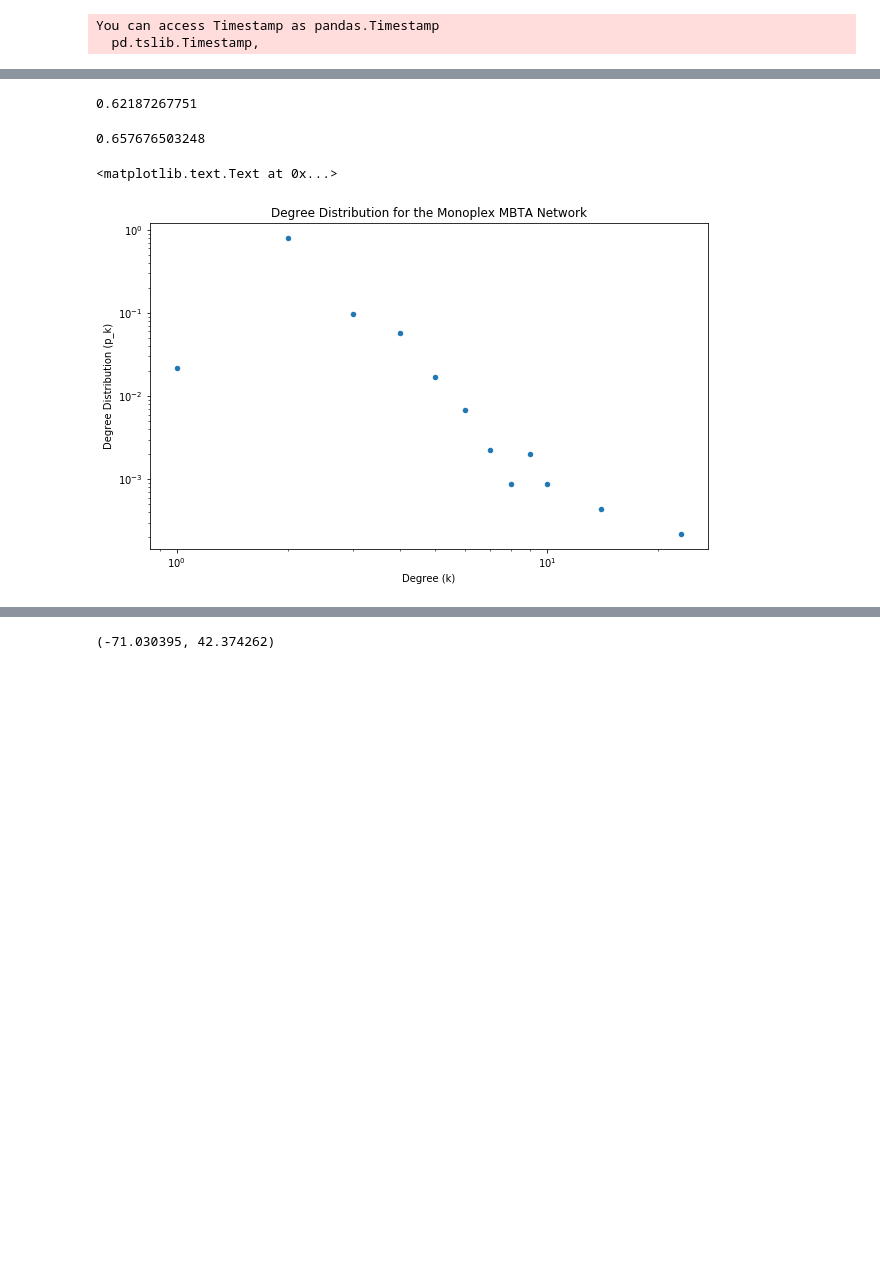
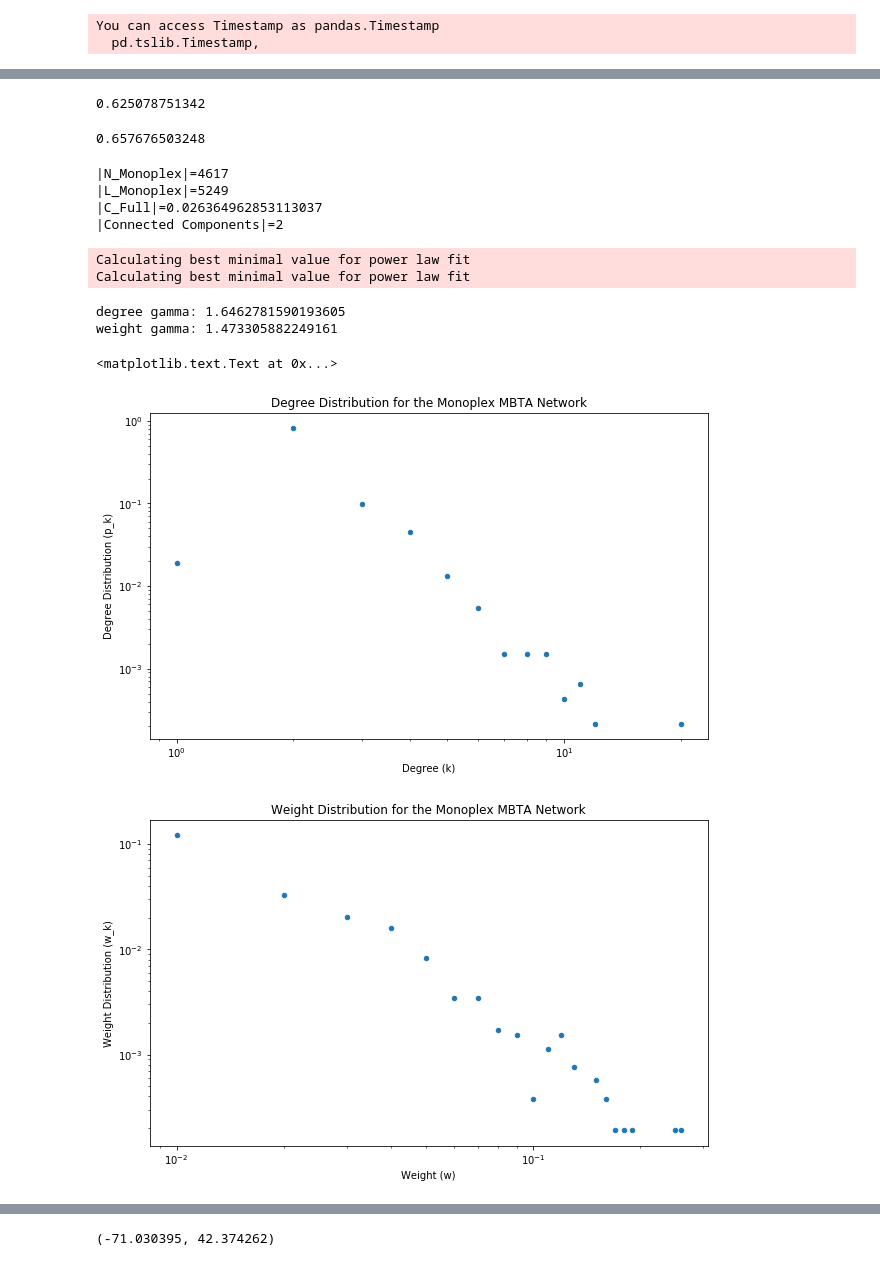
Before and after one commit to itaher1995/MBTA_Network_Analysis, a Jupyter notebook: MBTA_Network_Analysis.ipynb, the cells around one changed output, grey strips where cells are left out. Saved outputs shown, nothing was run; the diff lists cells and outputs as text; code cells hidden in the pictures; blank space fills up the shorter version.

Commit message:
with extra fixes (MBTA full is still two components)

```diff
--- a/MBTA_Network_Analysis.ipynb
+++ b/MBTA_Network_Analysis.ipynb
@@ -166,6 +149,7 @@ busAdjacencyList
   ['Blue Hill Ave @ Goodale Rd_29', (-71.092282, 42.282425)]],
  ...}
 # %%
+#create adjacency list for commuter rail
 crStops=[routesDic['Commuter Rail'][key] for key in routesDic['Commuter Rail']]
 crStops=np.unique([y[0] for x in crStops for y in x])
 crAdjacencyList={key:[] for key in crStops}
@@ -182,6 +166,26 @@ for route in routesDic['Commuter Rail']:
         else:
             crAdjacencyList[routesDic['Commuter Rail'][route][i][0]].append(routesDic['Commuter Rail'][route][i-1])
             crAdjacencyList[routesDic['Commuter Rail'][route][i-1][0]].append(routesDic['Commuter Rail'][route][i])
+
+#North Station and South Station got turned into North and South
+#find all instances of South_CR or North_CR and store them
+southStation=[x for x in crAdjacencyList if re.search('South_CR-.*',x)]
+northStation=[x for x in crAdjacencyList if re.search('North_CR-.*',x)]
+
+#Naively change the adjacency list such that all instances of North_CR are North Station_CR
+for stop in crAdjacencyList:
+    if stop in northStation:
+        crAdjacencyList['North Station'+re.search('.*(-.*)',stop).group(1)]=crAdjacencyList[stop]
+        del crAdjacencyList[stop]
+    elif stop in southStation:
+        crAdjacencyList['South Station'+re.search('.*(-.*)',stop).group(1)]=crAdjacencyList[stop]
+        del crAdjacencyList[stop]
+for stop in crAdjacencyList:
+    for i in range(len(crAdjacencyList[stop])):
+        if crAdjacencyList[stop][i][0] in northStation:
+            crAdjacencyList[stop][i][0]='North Station'+re.search('.*(-.*)',stop).group(1)
+        elif crAdjacencyList[stop][i][0] in southStation:
+            crAdjacencyList[stop][i][0]='South Station'+re.search('.*(-.*)',stop).group(1)
 crAdjacencyList
 # %% [output]
 {'Abington_CR-Kingston': [['South Weymouth_CR-Kingston',
@@ -284,3 +289,0 @@ nx.write_gpickle(G, "MBTA.gpickle")
-# %%
-G=nx.read_gpickle("MBTA.gpickle")
-print(len(G))
@@ -341,9 +418,29 @@ def networkEfficiency(graph):
         D_ij+=d_ij
         L_ij+=l_ij
     return D_ij/L_ij
+
+def networkEfficiency3(graph):
+    D_ij=0
+    L_ij=0
+    h = 0
+    for node in graph.nodes():
+        shortestPaths=[x for x in nx.shortest_path(graph,node).values() if len(x)>1]
+        shortestPaths=[list(zip(x[::1],x[1::1])) for x in shortestPaths]
+        d_ij=0
+        try:
+            d_ij=sum(sum(graph.get_edge_data(y[0],y[1])['Distance'] for y in x if graph.get_edge_data(y[0],y[1])['Distance']>0 )**-1 for x in shortestPaths)
+        except:
+            #print(node)
+            h += 1
+        l_ij=sum([euclidean_distance(graph.node[node]['loc'],graph.node[x]['loc'])**-1 for x in graph.nodes() if graph.node[node]['loc']!=graph.node[x]['loc']])
+        graph.node[node]['Efficiency'] = d_ij/l_ij
+        D_ij+=d_ij
+        L_ij+=l_ij
+    return D_ij/L_ij, graph, h
+
 print(networkEfficiency(subwayGraph))
 # %% [output]
-0.62187267751
+0.625078751342
 # %%
 def networkDebugging(graph):
     D_ij=0
@@ -377,16 +474,43 @@ print(networkDebugging(subwayGraph))
 # %%
 #Full MBTA
 n_Full = len(G.nodes())
 l_Full = len(G.edges())
 C_Full = nx.average_clustering(G)
+connectedComponents_Full=len(list(nx.connected_components(G)))
+
+print('|N_Monoplex|={0}'.format(n_Full))
+print('|L_Monoplex|={0}'.format(l_Full))
+print('|C_Full|={0}'.format(C_Full))
+print('|Connected Components|={0}'.format(connectedComponents_Full))
 
 #Develop degree distribution plot and plot on log-log scale
 degDistFull=pd.DataFrame(pd.Series(list(dict(G.degree()).values())).value_counts()).reset_index().rename(columns = {'index':'k',0:'p_k'})
 degDistFull.p_k=degDistFull.p_k/degDistFull.p_k.sum()
 degDistFull.plot(x='k',y='p_k',kind='scatter',loglog=True,figsize=(10,6))
+fit = powerlaw.Fit(degDistFull.p_k)
+print('degree gamma: {0}'.format(fit.alpha))
 plt.xlabel('Degree (k)')
 plt.ylabel('Degree Distribution (p_k)')
 plt.title('Degree Distribution for the Monoplex MBTA Network')
+
+wDistFull=pd.DataFrame(pd.Series([round(G.get_edge_data(e[0],e[1])['Distance'],2) for e in G.edges(data=True)]).value_counts()).reset_index().rename(columns = {'index':'w',0:'p_w'})
+wDistFull.p_w=wDistFull.p_w/wDistFull.p_w.sum()
+fit = powerlaw.Fit(wDistFull.p_w.loc[wDistFull.w!=0.0])
+#fit.plot_pdf(color = 'g', linestyle='--', label = 'power law fit')
+print('weight gamma: {0}'.format(fit.alpha))
+wDistFull.loc[wDistFull.w!=0.0].plot(x='w',y='p_w',kind='scatter',loglog=True,figsize=(10,6))
+plt.xlabel('Weight (w)')
+plt.ylabel('Weight Distribution (w_k)')
+plt.title('Weight Distribution for the Monoplex MBTA Network')
 # %% [output]
-<matplotlib.text.Text at 0x...>
+|N_Monoplex|=4617
+|L_Monoplex|=5249
+|C_Full|=0.026364962853113037
+|Connected Components|=2
+Calculating best minimal value for power law fit
+Calculating best minimal value for power law fit
+degree gamma: 1.6462781590193605
+weight gamma: 1.473305882249161
+<matplotlib.text.Text at 0x...>
-[figure, old version]
+[figure, new version]
+[figure, added]
```
Also changed, not shown: parts of 20 cells of this notebook, 4 other files.
